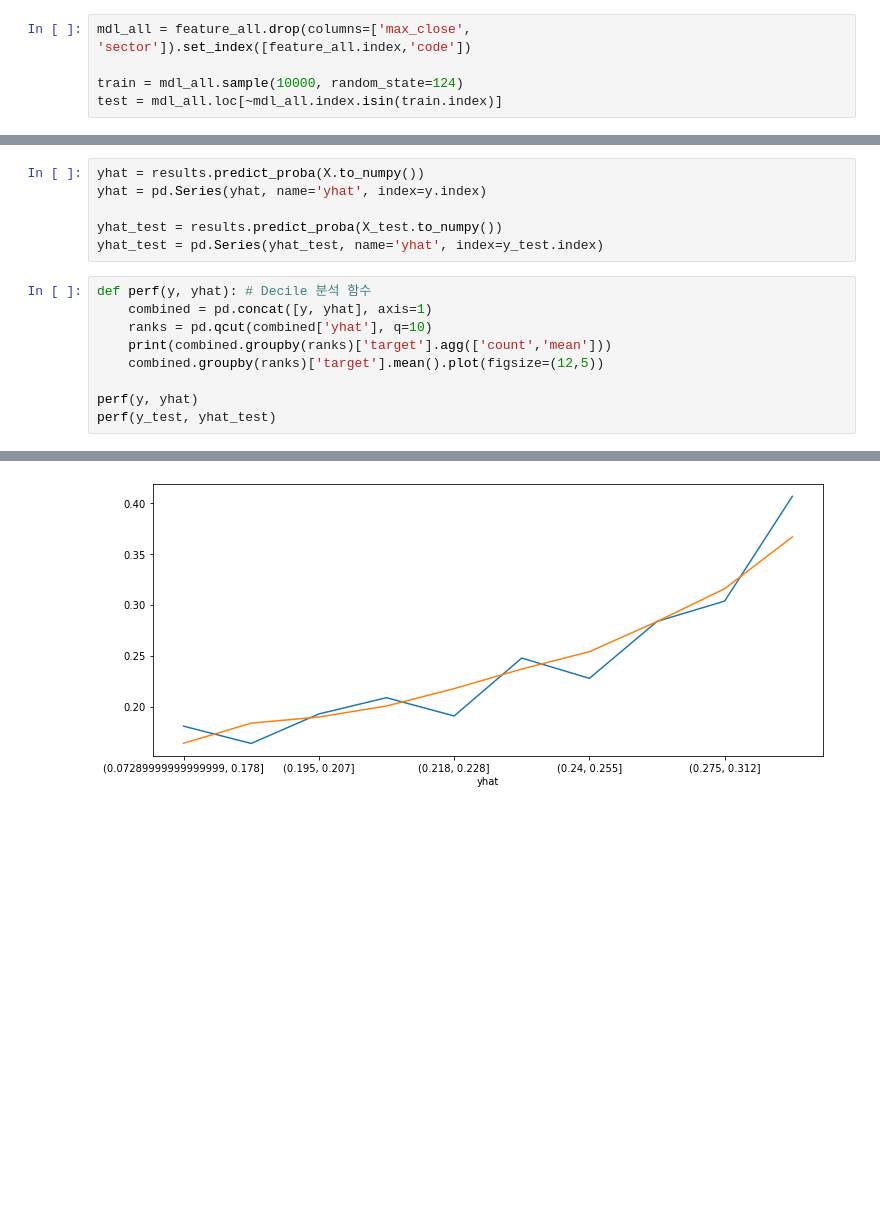
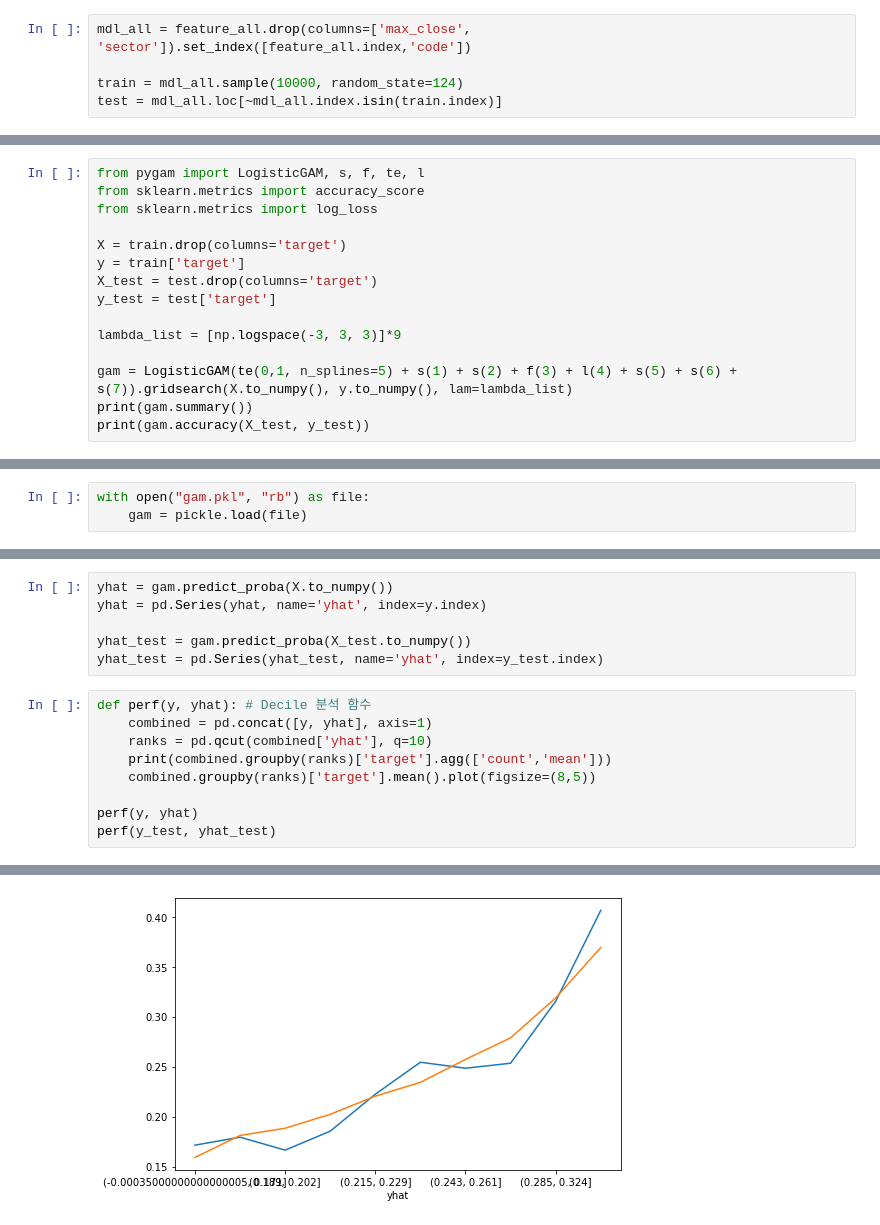
Before and after one commit to occam-KHS/Hanbit-Media, a Jupyter notebook: 4.5.3 GAM.ipynb, the cells around one changed output, grey strips where cells are left out. Saved outputs shown, nothing was run; the diff lists cells and outputs as text; blank space fills up the shorter version.

```diff
--- a/4.5.3 GAM.ipynb
+++ b/4.5.3 GAM.ipynb
@@ -76,0 +76,15 @@ None
+# %%
+from pygam import LogisticGAM, s, f, te, l
+from sklearn.metrics import accuracy_score
+from sklearn.metrics import log_loss
+
+X = train.drop(columns='target')
+y = train['target']
+X_test = test.drop(columns='target')
+y_test = test['target']
+
+lambda_list = [np.logspace(-3, 3, 3)]*9
+
+gam = LogisticGAM(te(0,1, n_splines=5) + s(1) + s(2) + f(3) + l(4) + s(5) + s(6) + s(7)).gridsearch(X.to_numpy(), y.to_numpy(), lam=lambda_list)
+print(gam.summary())
+print(gam.accuracy(X_test, y_test))
@@ -76,0 +114,3 @@ None
+# %%
+with open("gam.pkl", "rb") as file:
+    gam = pickle.load(file)
@@ -93,15 +148,15 @@ for i, ax in enumerate(axs):
 # %%
-yhat = results.predict_proba(X.to_numpy())
+yhat = gam.predict_proba(X.to_numpy())
 yhat = pd.Series(yhat, name='yhat', index=y.index)
 
-yhat_test = results.predict_proba(X_test.to_numpy())
+yhat_test = gam.predict_proba(X_test.to_numpy())
 yhat_test = pd.Series(yhat_test, name='yhat', index=y_test.index)
 # %%
 def perf(y, yhat): # Decile 분석 함수
     combined = pd.concat([y, yhat], axis=1)
     ranks = pd.qcut(combined['yhat'], q=10)
     print(combined.groupby(ranks)['target'].agg(['count','mean']))
-    combined.groupby(ranks)['target'].mean().plot(figsize=(12,5))
+    combined.groupby(ranks)['target'].mean().plot(figsize=(8,5))
 
 perf(y, yhat)
 perf(y_test, yhat_test)
@@ -126 +181 @@ yhat
-[figure, old version]
+[figure, new version]
```
Also changed, not shown: parts of 12 cells of this notebook, 3 other files.
